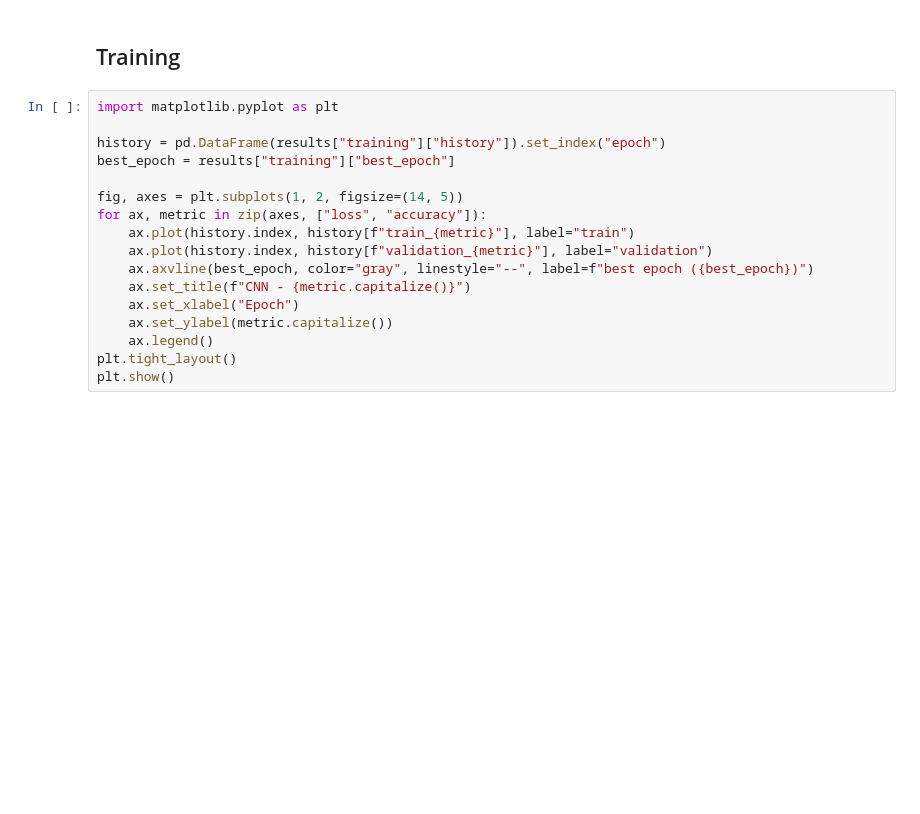
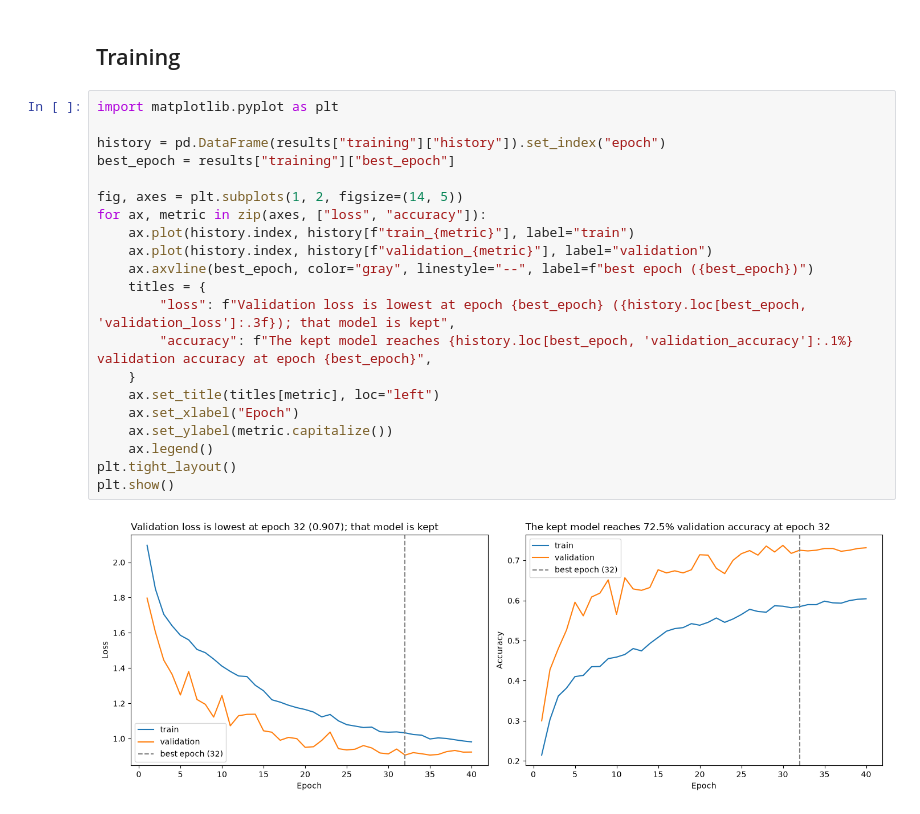
Before and after one commit to J2ANS0l0/Jazz-Inador, a Jupyter notebook: cnn/cnn_genres.ipynb, the cells around one changed output. Drawn from its saved outputs; the diff is of its cells as text; blank space fills up the shorter version.

```diff
--- a/cnn/cnn_genres.ipynb
+++ b/cnn/cnn_genres.ipynb
@@ -101,20 +140,26 @@ print(f"Total trainable parameters: {layers['parameters'].sum():,}")
 # %%
 import matplotlib.pyplot as plt
 
 history = pd.DataFrame(results["training"]["history"]).set_index("epoch")
 best_epoch = results["training"]["best_epoch"]
 
 fig, axes = plt.subplots(1, 2, figsize=(14, 5))
 for ax, metric in zip(axes, ["loss", "accuracy"]):
     ax.plot(history.index, history[f"train_{metric}"], label="train")
     ax.plot(history.index, history[f"validation_{metric}"], label="validation")
     ax.axvline(best_epoch, color="gray", linestyle="--", label=f"best epoch ({best_epoch})")
-    ax.set_title(f"CNN - {metric.capitalize()}")
+    titles = {
+        "loss": f"Validation loss is lowest at epoch {best_epoch} ({history.loc[best_epoch, 'validation_loss']:.3f}); that model is kept",
+        "accuracy": f"The kept model reaches {history.loc[best_epoch, 'validation_accuracy']:.1%} validation accuracy at epoch {best_epoch}",
+    }
+    ax.set_title(titles[metric], loc="left")
     ax.set_xlabel("Epoch")
     ax.set_ylabel(metric.capitalize())
     ax.legend()
 plt.tight_layout()
 plt.show()
+# %% [output]
+[figure, added]
 # %%
 from sklearn.metrics import confusion_matrix, ConfusionMatrixDisplay
 
```
Also changed, not shown: parts of 4 cells of this notebook, 3 other files.
